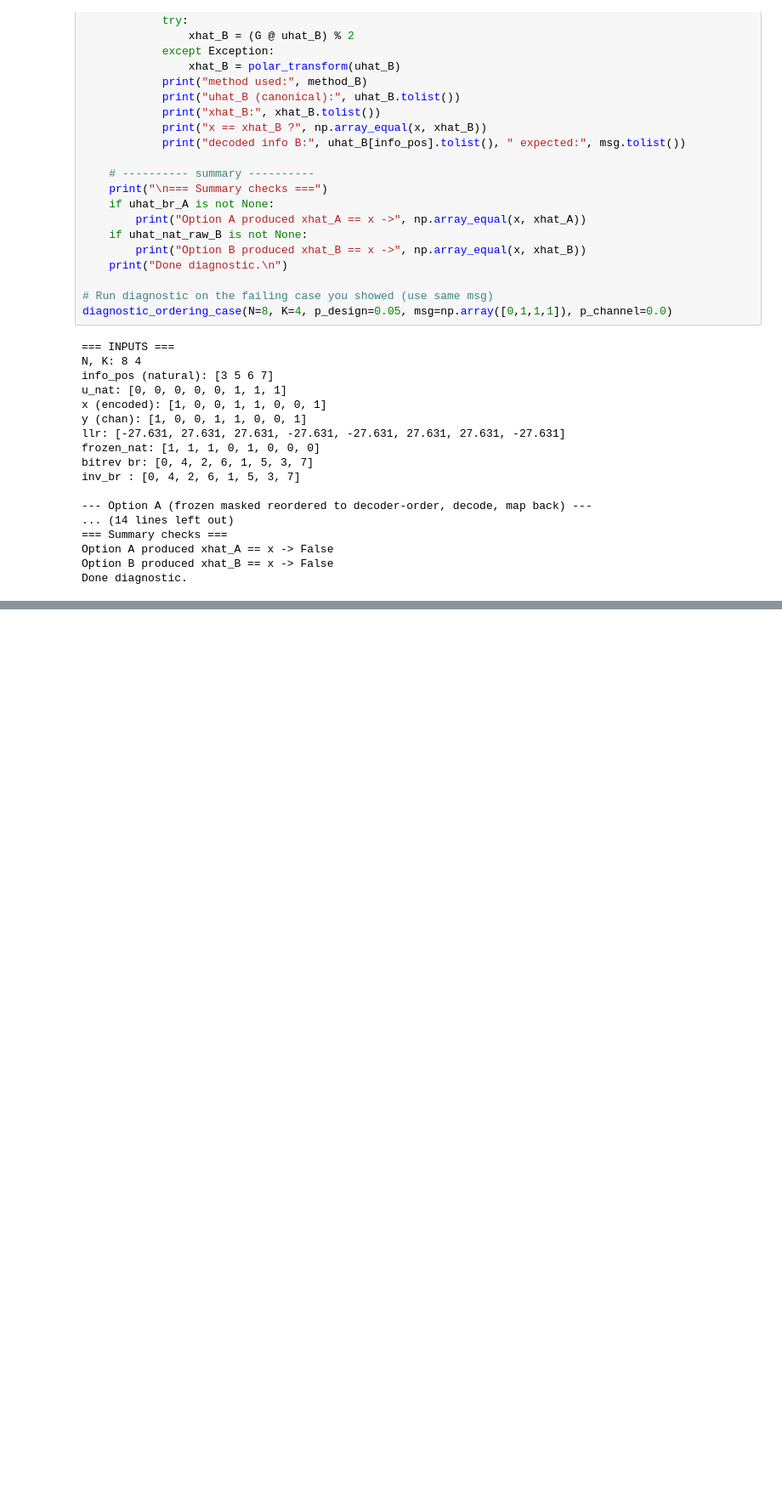
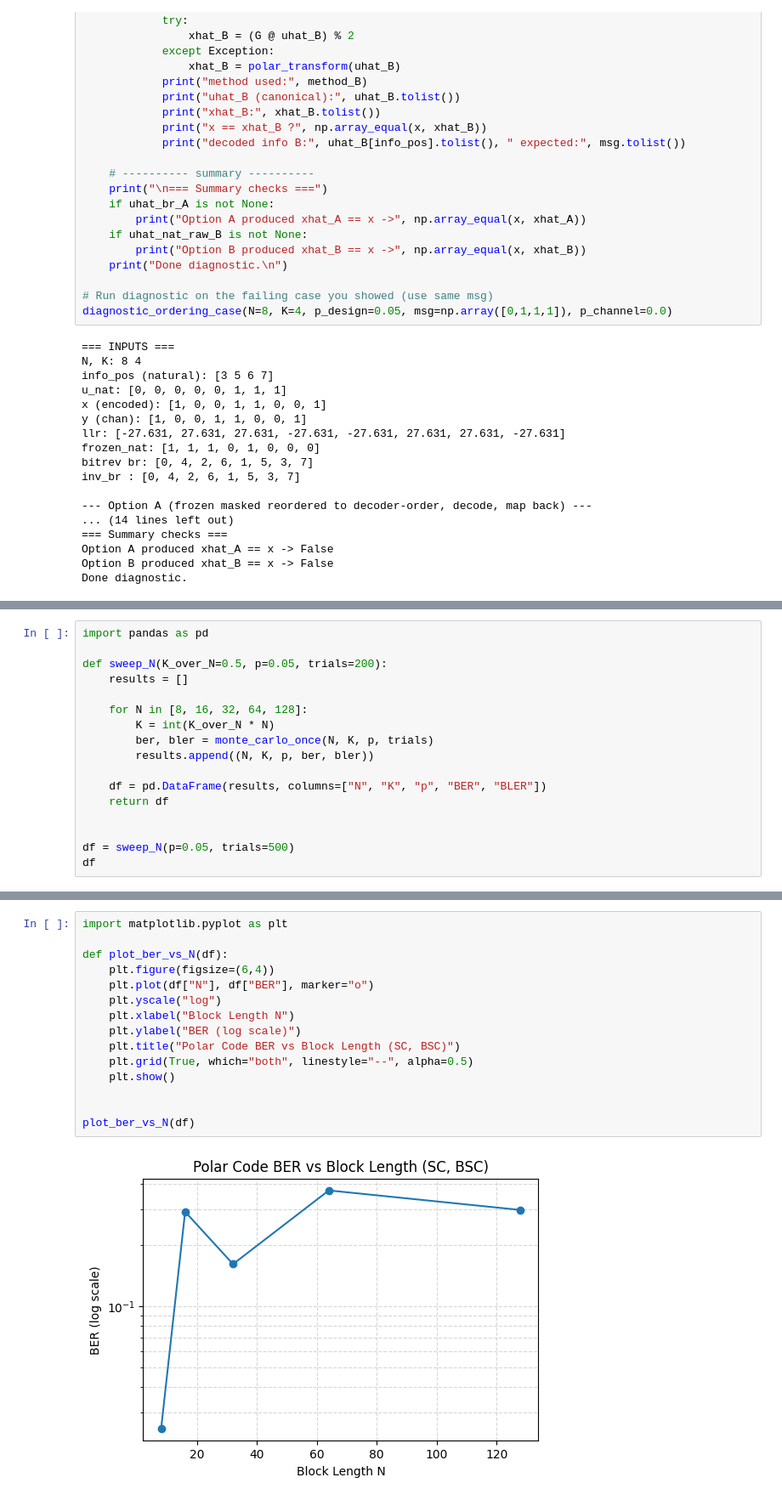
Before and after one commit to goIsaiah/PolarCoding, a Jupyter notebook: attempt5.ipynb, the cells around one changed output, grey strips where cells are left out. Shown: that part at 85% size. Saved outputs shown, nothing was run; the diff lists cells and outputs as text; blank space fills up the shorter version.

```diff
--- a/attempt5.ipynb
+++ b/attempt5.ipynb
@@ -590,0 +660,17 @@ Done diagnostic.
+# %%
+import pandas as pd
+
+def sweep_N(K_over_N=0.5, p=0.05, trials=200):
+    results = []
+
+    for N in [8, 16, 32, 64, 128]:
+        K = int(K_over_N * N)
+        ber, bler = monte_carlo_once(N, K, p, trials)
+        results.append((N, K, p, ber, bler))
+
+    df = pd.DataFrame(results, columns=["N", "K", "p", "BER", "BLER"])
+    return df
+
+
+df = sweep_N(p=0.05, trials=500)
+df
@@ -590,0 +684,17 @@ Done diagnostic.
+# %%
+import matplotlib.pyplot as plt
+
+def plot_ber_vs_N(df):
+    plt.figure(figsize=(6,4))
+    plt.plot(df["N"], df["BER"], marker="o")
+    plt.yscale("log")
+    plt.xlabel("Block Length N")
+    plt.ylabel("BER (log scale)")
+    plt.title("Polar Code BER vs Block Length (SC, BSC)")
+    plt.grid(True, which="both", linestyle="--", alpha=0.5)
+    plt.show()
+
+
+plot_ber_vs_N(df)
+# %% [output]
+[figure, added]
```
Also changed, not shown: parts of 8 cells of this notebook, 1 other file.
